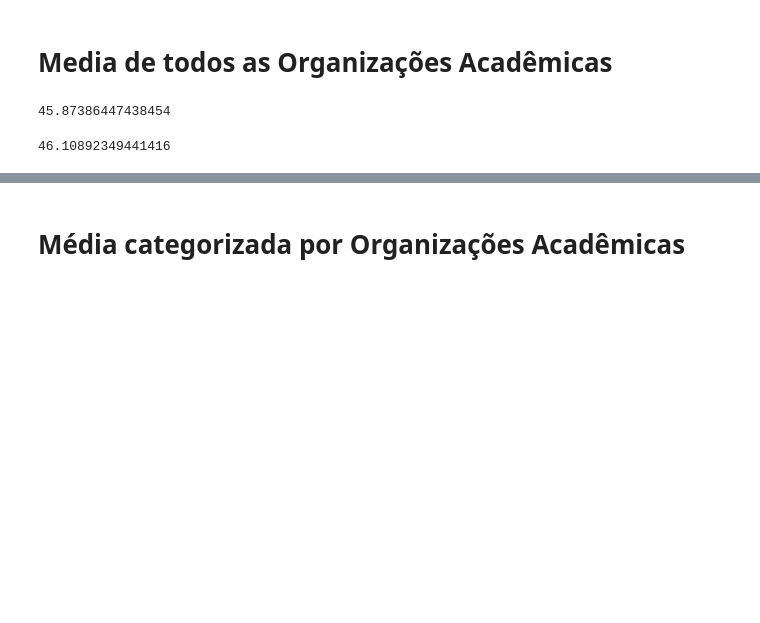
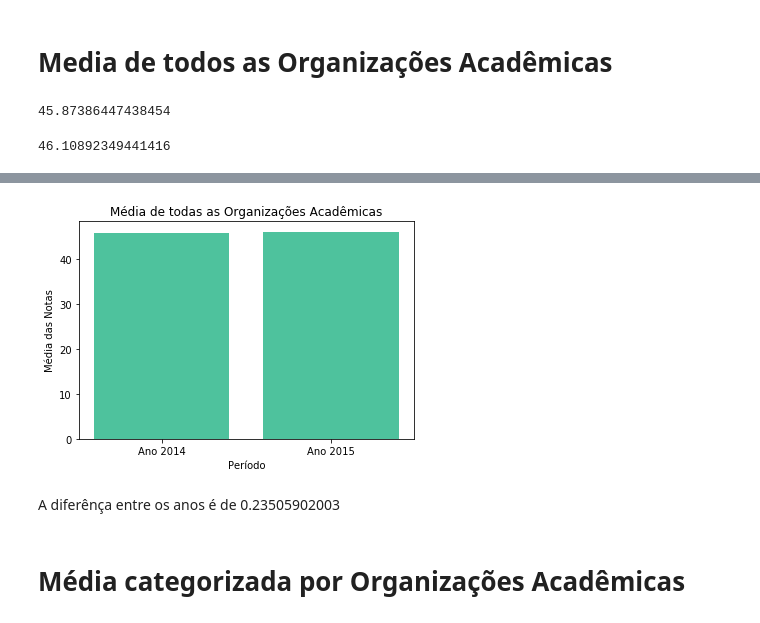
Before and after one commit to edsonbrendon/DataScienceIDD, a Jupyter notebook: Projeto DataScience IDD/DataScienceIDD/DataScience.ipynb, the cells around one changed output, grey strips where cells are left out. Drawn from its saved outputs; the diff is of its cells as text; code cells hidden in the pictures; blank space fills up the shorter version.

```diff
--- a/Projeto DataScience IDD/DataScienceIDD/DataScience.ipynb
+++ b/Projeto DataScience IDD/DataScienceIDD/DataScience.ipynb
@@ -85,3 +61,27 @@ plt.show()
+# %%
+# Criando gráfico
+anos = ['Ano 2014', 'Ano 2015']
+quant = [media14, media15]
+plt.bar(anos, quant, color='#4EC29D')
+
+# Aqui definimos as legendas de cada barra no eixo X
+plt.xticks(anos)
+
+# A label para o eixo Y
+plt.ylabel('Média das Notas')
+
+# A label para o eixo X
+plt.xlabel('Período')
+
+# O título do gráfico
+plt.title('Média de todas as Organizações Acadêmicas')
+
+# Chamamos o método show() para mostrar o gráfico na tela
+plt.show()
+# %% [output]
+[figure, added]
+# %% [markdown]
+A diferênça entre os anos é de 0.23505902003
 # %% [markdown]
 # Média categorizada por Organizações Acadêmicas
 # %%
```
Also changed, not shown: parts of 11 cells of this notebook.
